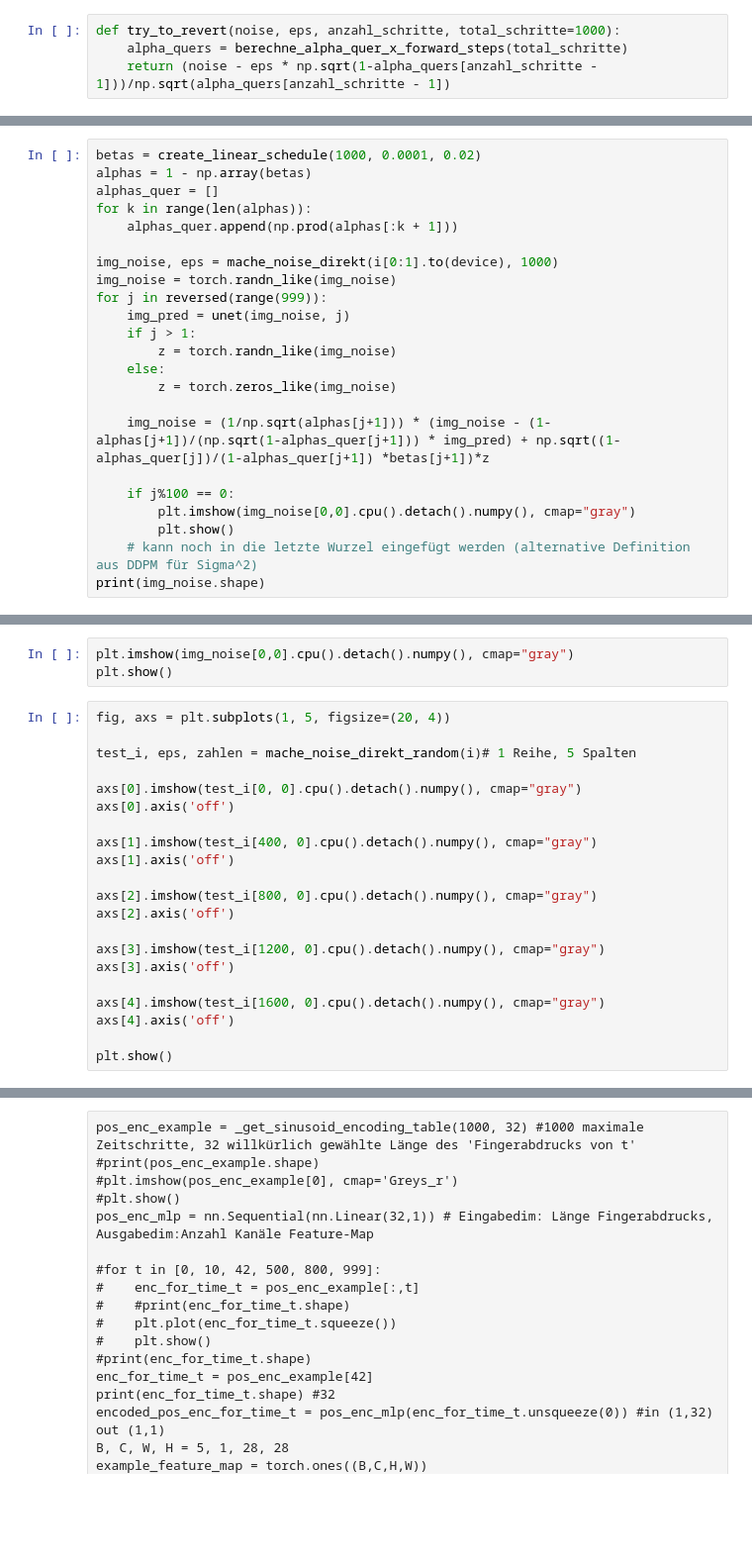
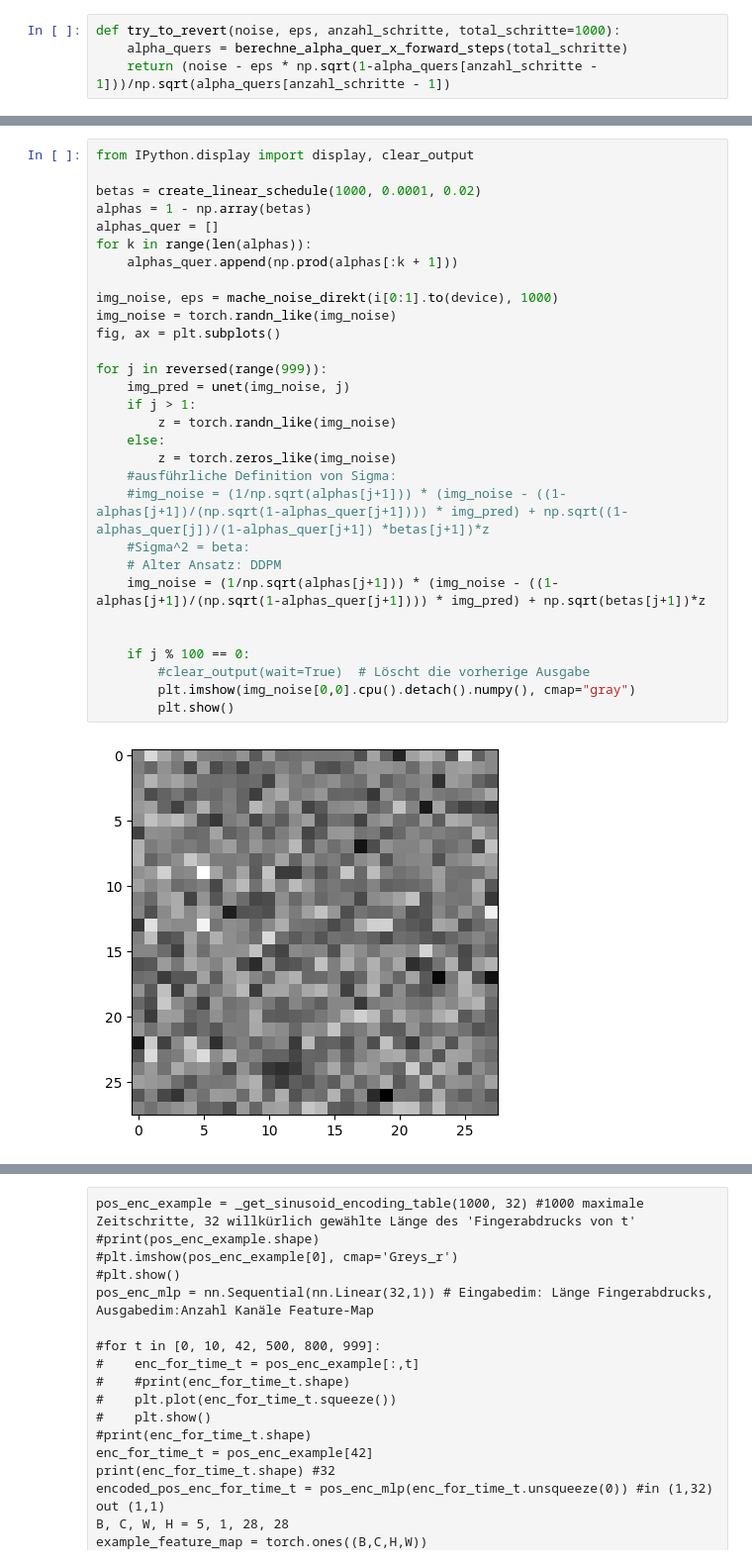
Before and after one commit to FirstThread/DDPM-and-LDM, a Jupyter notebook: FashionMNIST_Dataset-Diffusion_Model.ipynb, the cells around one changed output, grey strips where cells are left out. Shown at 99% size. Drawn from its saved outputs; the diff is of its cells as text; blank space fills up the shorter version.

```diff
--- a/FashionMNIST_Dataset-Diffusion_Model.ipynb
+++ b/FashionMNIST_Dataset-Diffusion_Model.ipynb
@@ -584,23 +845,32 @@ plt.show()
 # %%
+from IPython.display import display, clear_output
+
 betas = create_linear_schedule(1000, 0.0001, 0.02)
 alphas = 1 - np.array(betas)
 alphas_quer = []
 for k in range(len(alphas)):
     alphas_quer.append(np.prod(alphas[:k + 1]))
 
 img_noise, eps = mache_noise_direkt(i[0:1].to(device), 1000)
 img_noise = torch.randn_like(img_noise)
+fig, ax = plt.subplots()
+
 for j in reversed(range(999)):
     img_pred = unet(img_noise, j)
     if j > 1:
         z = torch.randn_like(img_noise)
     else:
         z = torch.zeros_like(img_noise)
+    #ausführliche Definition von Sigma:
+    #img_noise = (1/np.sqrt(alphas[j+1])) * (img_noise - ((1- alphas[j+1])/(np.sqrt(1-alphas_quer[j+1]))) * img_pred) + np.sqrt((1-alphas_quer[j])/(1-alphas_quer[j+1]) *betas[j+1])*z
+    #Sigma^2 = beta:
+    # Alter Ansatz: DDPM
+    img_noise = (1/np.sqrt(alphas[j+1])) * (img_noise - ((1- alphas[j+1])/(np.sqrt(1-alphas_quer[j+1]))) * img_pred) + np.sqrt(betas[j+1])*z
 
-    img_noise = (1/np.sqrt(alphas[j+1])) * (img_noise - (1- alphas[j+1])/(np.sqrt(1-alphas_quer[j+1])) * img_pred) + np.sqrt((1-alphas_quer[j])/(1-alphas_quer[j+1]) *betas[j+1])*z
 
-    if j%100 == 0:
+    if j % 100 == 0:
+        #clear_output(wait=True)  # Löscht die vorherige Ausgabe
         plt.imshow(img_noise[0,0].cpu().detach().numpy(), cmap="gray")
         plt.show()
-    # kann noch in die letzte Wurzel eingefügt werden (alternative Definition aus DDPM für Sigma^2)
-print(img_noise.shape)
+# %% [output]
+[figure, added]
@@ -607,24 +885,0 @@ print(img_noise.shape)
-# %%
-plt.imshow(img_noise[0,0].cpu().detach().numpy(), cmap="gray")
-plt.show()
-# %%
-fig, axs = plt.subplots(1, 5, figsize=(20, 4))
-
-test_i, eps, zahlen = mache_noise_direkt_random(i)# 1 Reihe, 5 Spalten
-
-axs[0].imshow(test_i[0, 0].cpu().detach().numpy(), cmap="gray")
-axs[0].axis('off')
-
-axs[1].imshow(test_i[400, 0].cpu().detach().numpy(), cmap="gray")
-axs[1].axis('off')
-
-axs[2].imshow(test_i[800, 0].cpu().detach().numpy(), cmap="gray")
-axs[2].axis('off')
-
-axs[3].imshow(test_i[1200, 0].cpu().detach().numpy(), cmap="gray")
-axs[3].axis('off')
-
-axs[4].imshow(test_i[1600, 0].cpu().detach().numpy(), cmap="gray")
-axs[4].axis('off')
-
-plt.show()
```
Also changed, not shown: parts of 26 cells of this notebook, 1 other file.
